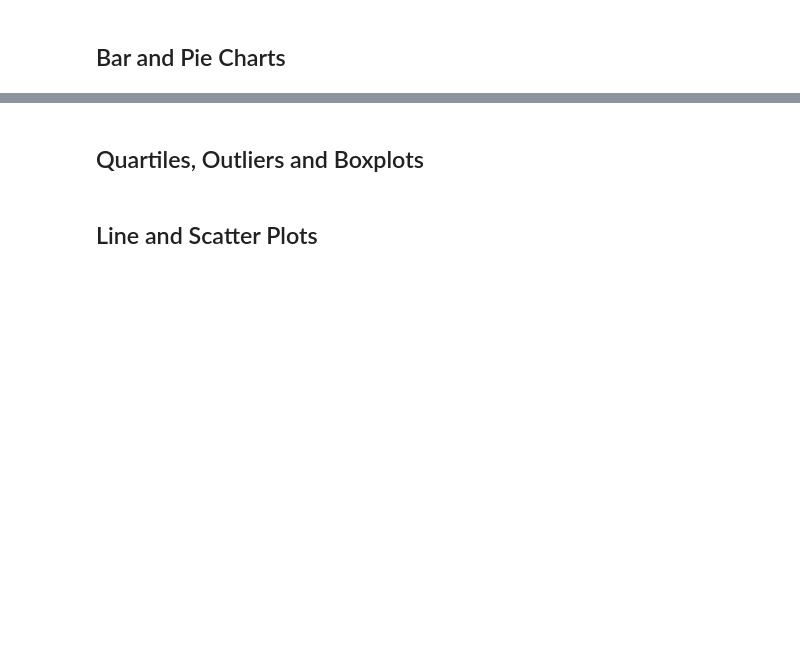
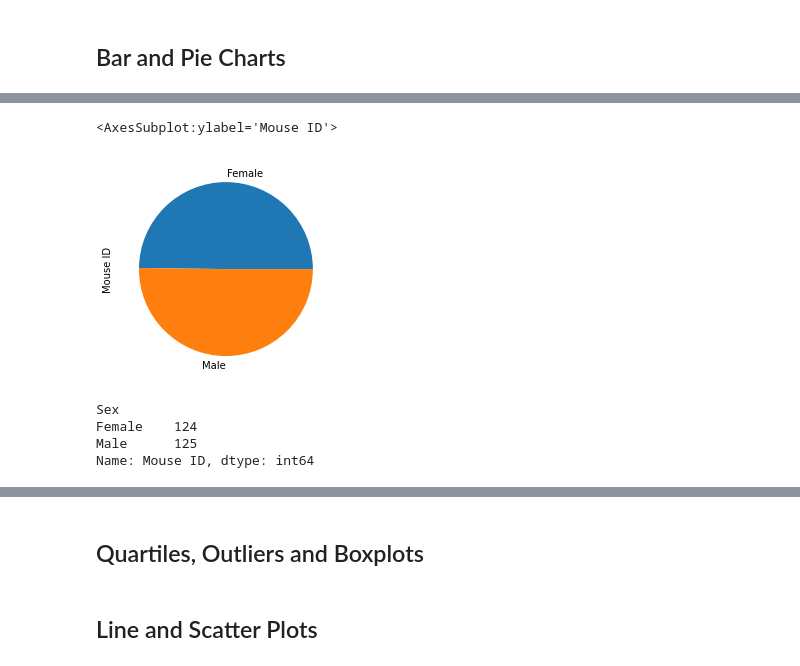
Before and after one commit to wgaechter/WG_MatPlotLib_HW_5, a Jupyter notebook: Pymaceuticals/pymaceuticals.ipynb, the cells around one changed output, grey strips where cells are left out. Drawn from its saved outputs; the diff is of its cells as text; code cells hidden in the pictures; blank space fills up the shorter version.

```diff
--- a/Pymaceuticals/pymaceuticals.ipynb
+++ b/Pymaceuticals/pymaceuticals.ipynb
@@ -123,3 +163,16 @@ drug_summary
 # %%
 # Generate a pie plot showing the distribution of female versus male mice using pandas
+mouse_sex = mouse_data.groupby(mouse_data['Sex'], as_index=True)['Mouse ID'].nunique()
+
+mouse_sex.plot(y='Mouse ID', kind='pie')
+# %% [output]
+<AxesSubplot:ylabel='Mouse ID'>
+[figure, added]
+# %%
+mouse_sex
+# %% [output]
+Sex
+Female    124
+Male      125
+Name: Mouse ID, dtype: int64
 # %%
```
Also changed, not shown: parts of 8 cells of this notebook.
